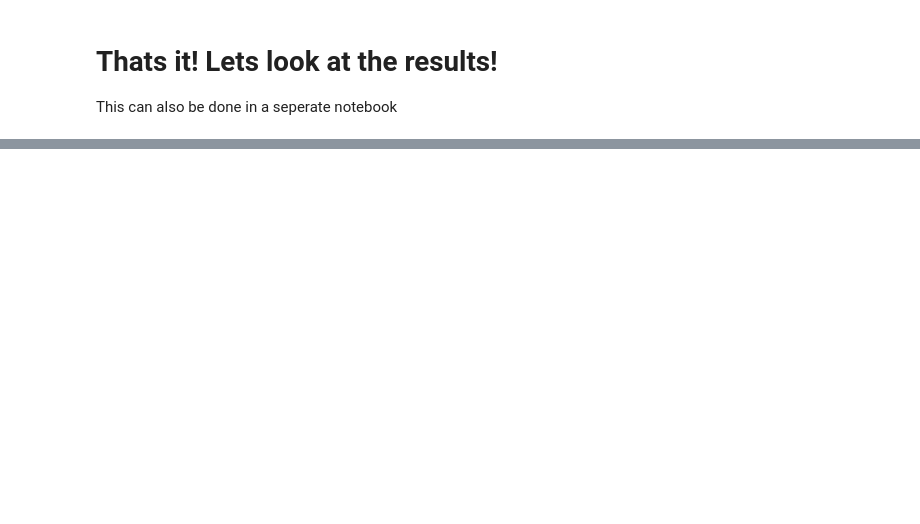
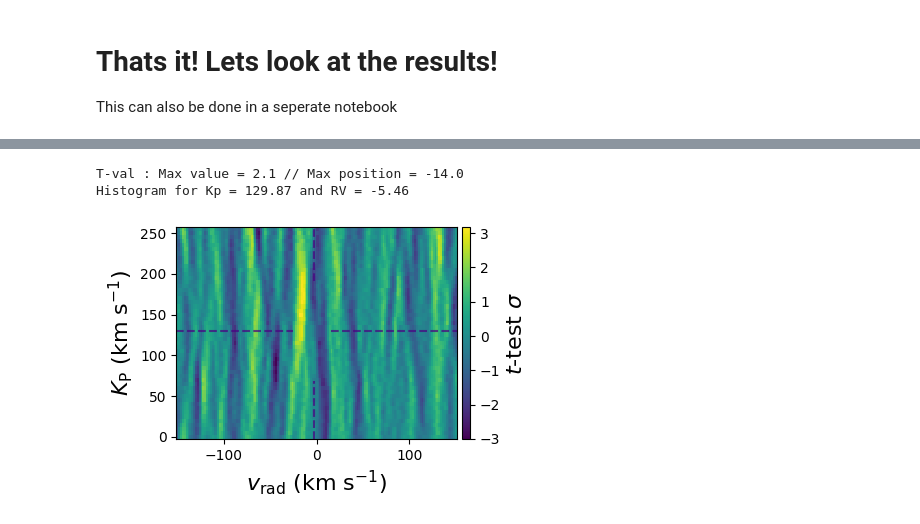
Before and after one commit to georgiamraz/starships_container, a Jupyter notebook: Notebooks/Cross_Correlation.ipynb, the cells around one changed output, grey strips where cells are left out. Cells and saved outputs as stored; diff of their text form; code cells hidden in the pictures; blank space fills up the shorter version.

```diff
--- a/Notebooks/Cross_Correlation.ipynb
+++ b/Notebooks/Cross_Correlation.ipynb
@@ -247,0 +360,41 @@ ccf_obj, logl_obj = cc.plot_ccflogl(*args, corrRV0, Kp_array, [n_pc], orders=ord
+# %%
+#pull in the objects described above
+tr=all_obs[(n_pc, mask_wings)]
+cobj = ccf_obj
+t_value = cobj.ttest_map_tval
+
+#scale using the entire map:
+t_value_scaled = t_value*(-3)/t_value.min()
+
+#an example to scale only using a certain part of the map:
+# kp_index = cobj.ttest_map_kp < 140
+# t_value_scaled = t_value * (-3) / np.nanmin(t_value[kp_index, :])
+
+#run the function to plot the ttest map
+(t_in, p_in) = pf.plot_ttest_map_hist(tr, cobj.rv_grid, cobj.map_prf.copy(),
+                                           cobj.ttest_map_kp, cobj.ttest_map_rv,
+                                    t_value_scaled, cobj.ttest_map_params,
+                              plot_trail=True, masked=True, ccf=cobj.map_prf.copy(),
+                              vrp=np.zeros_like(tr.vrp), RV=cobj.pos, hist=False,
+                                      show_max=False, show_rest_frame=False,
+                                    fig_name='', path_fig=None, orders=order_indices)
+
+fig = plt.gcf()
+ax = fig.axes
+
+pos_max = -3.2
+# - Lines enclosing the maximum -
+ax[0].axhline(tr.Kp.to(u.km / u.s).value, linestyle='--', alpha=0.7, color='indigo',
+              xmin=0,xmax=hm.nearest(cobj.interp_grid, pos_max-20)/cobj.interp_grid.size )
+ax[0].axhline(tr.Kp.to(u.km / u.s).value, linestyle='--', alpha=0.7, color='indigo',
+              xmin=hm.nearest(cobj.interp_grid, pos_max+20)/cobj.interp_grid.size ,xmax=1)
+ax[0].axvline(pos_max, linestyle='--', alpha=0.7, color='indigo',
+                  ymin=0, ymax=(tr.Kp.value - 60)/cobj.ttest_map_kp[-1] )
+ax[0].axvline(pos_max, linestyle='--', alpha=0.7, color='indigo',
+                  ymin=(tr.Kp.value + 60)/cobj.ttest_map_kp[-1] , ymax=1)
+fig.set_size_inches(4.5,3)
+plt.tight_layout()
+# %% [output]
+T-val : Max value = 2.1 // Max position = -14.0
+Histogram for Kp = 129.87 and RV = -5.46
+[figure, added]
```
Also changed, not shown: parts of 18 cells of this notebook, 6 other files.
